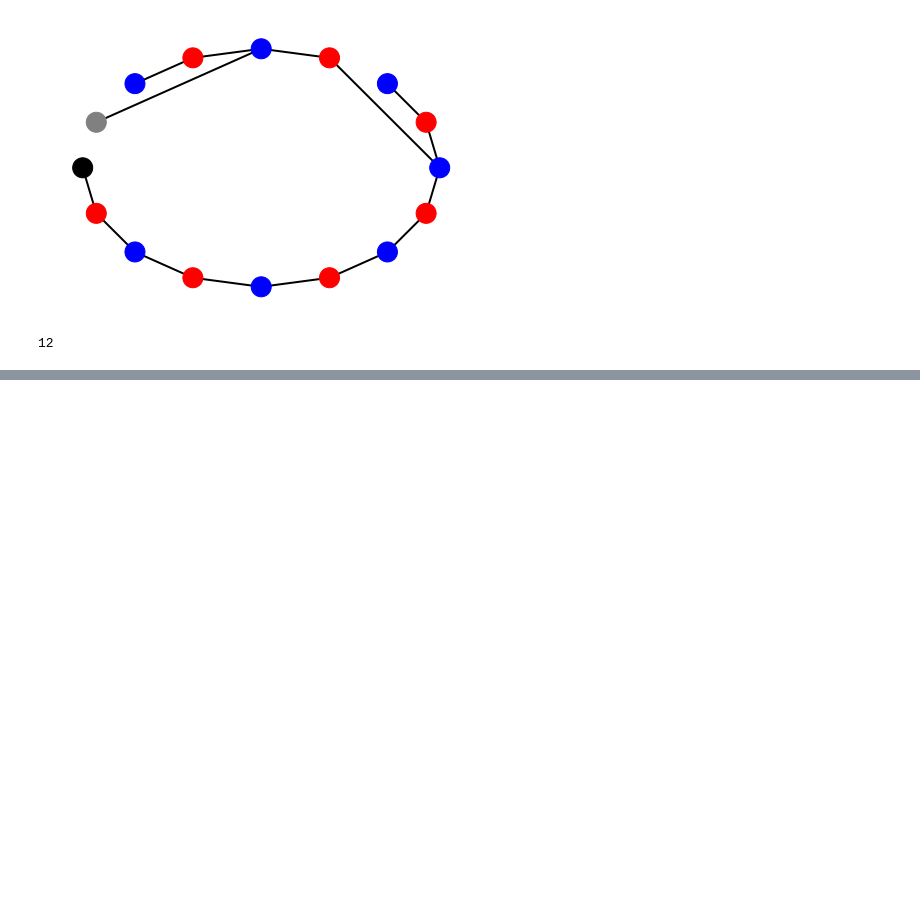
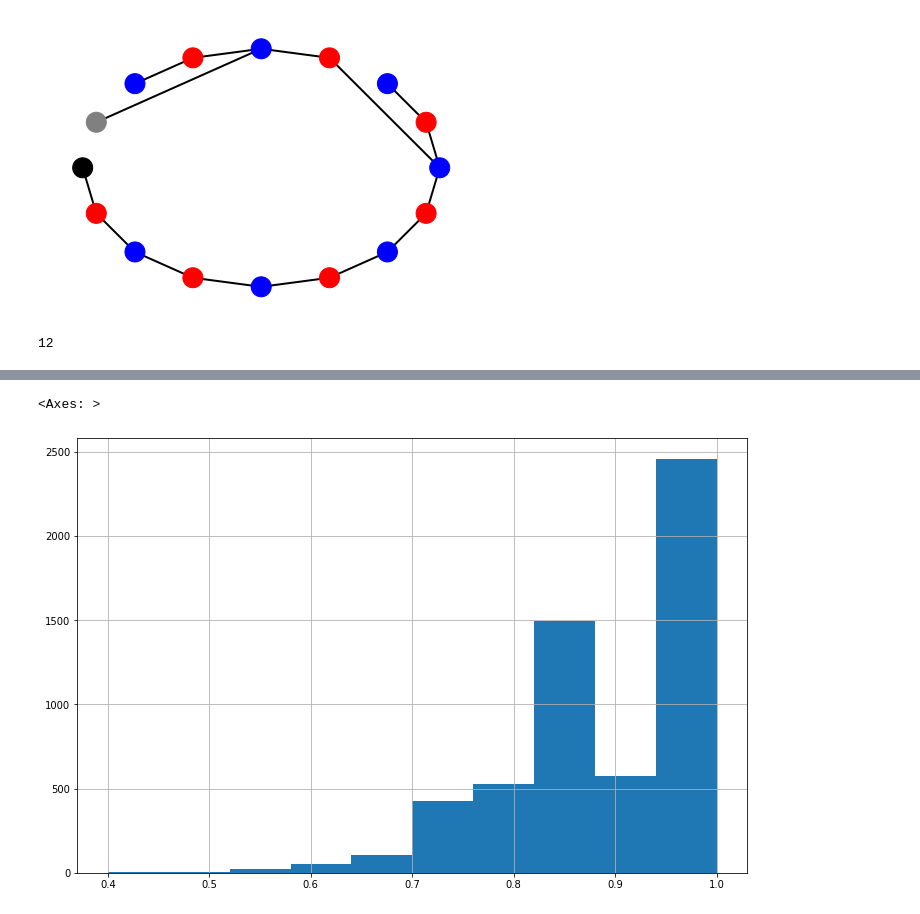
Before and after one commit to boostcampaitech5/level3_recsys_finalproject-recsys-07, a Jupyter notebook: graph/graph.ipynb, the cells around one changed output, grey strips where cells are left out. Cells and saved outputs as stored; diff of their text form; code cells hidden in the pictures; blank space fills up the shorter version.

```diff
--- a/graph/graph.ipynb
+++ b/graph/graph.ipynb
@@ -166,3 +168,6 @@ draw_graph(prep_df, 0, style='shell')
 # %% [output]
 [figure]
 12
+# %%
+sig_conversation_length_dict = {i:draw_graph(prep_df, i, draw=False) for i in prep_df.user_id.unique()}
+conversation_length = prep_df.groupby(by='user_id').count().is_user
@@ -168,0 +189,3 @@ draw_graph(prep_df, 0, style='shell')
+# %%
+sig_percent = {i:sig_conversation_length_dict[i]/conversation_length[i] for i in prep_df.user_id.unique()}
+sig_percent
@@ -168,0 +212,5 @@ draw_graph(prep_df, 0, style='shell')
+# %%
+pd.Series(sig_percent).hist(bins=10, figsize=(12,8))
+# %% [output]
+<Axes: >
+[figure, added]
```
Also changed, not shown: parts of 5 cells of this notebook.
